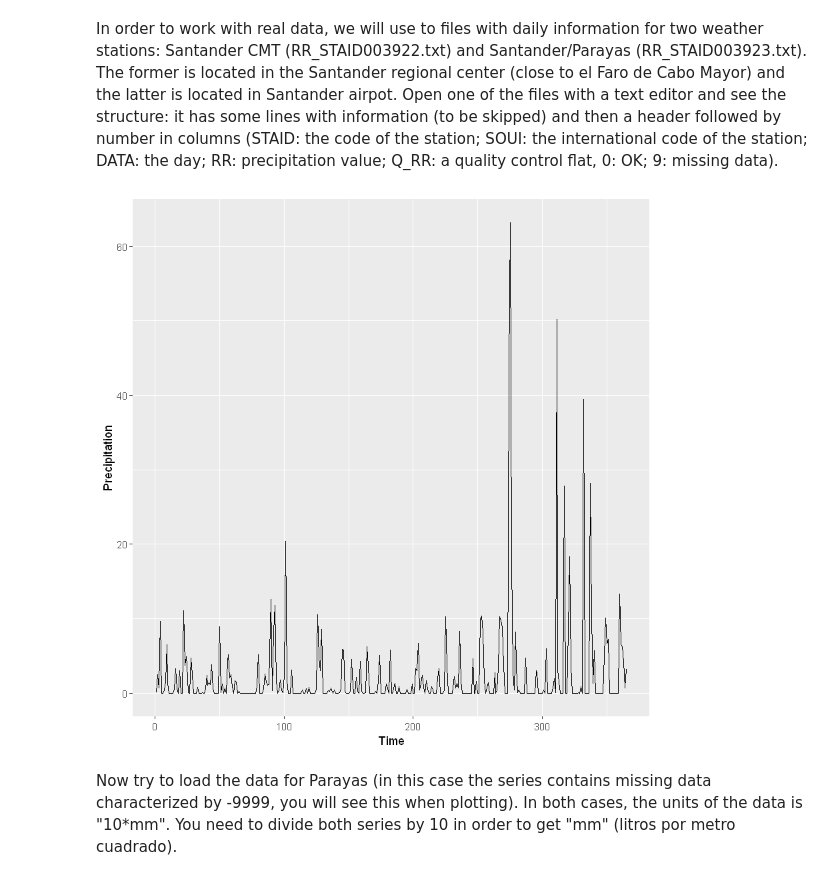
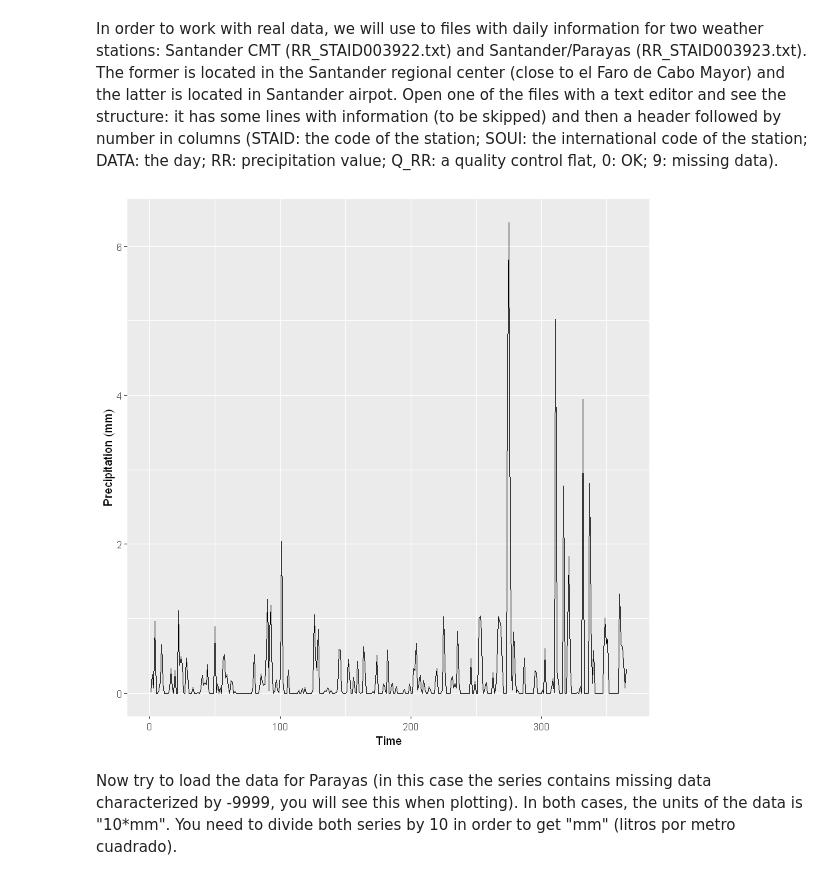
Before and after one commit to jgonzalezab/simulacion-precipitaciones, a Jupyter notebook: M1964_panorama_practica.ipynb, the cells around one changed output. Saved outputs shown, nothing was run; the diff lists cells and outputs as text; code cells hidden in the pictures.

```diff
--- a/M1964_panorama_practica.ipynb
+++ b/M1964_panorama_practica.ipynb
@@ -19,11 +18,12 @@ library(microbenchmark)
 # %%
 # Loading and ploting data for Santander CMT
 precipCMT <- read.csv("Data/RR_STAID003922.txt", skip = 20, header = T)
+precipCMT$RR <-precipCMT$RR / 10 # To mm
 ggplot() +  # first year
     geom_line(aes(x = 1:365, y = precipCMT$RR[1:365] / 10)) +
-    xlab('Time') + ylab('Precipitation')
+    xlab('Time') + ylab('Precipitation (mm)')
 # %% [output]
-[figure, old version]
+[figure, new version]
 # %% [markdown]
 Now try to load the data for Parayas (in this case the series contains missing data characterized by -9999, you will see this when plotting). In both cases, the units of the data is "10*mm". You need to divide both series by 10 in order to get "mm" (litros por metro cuadrado).
 # %%
```
Also changed, not shown: parts of 14 cells of this notebook.
